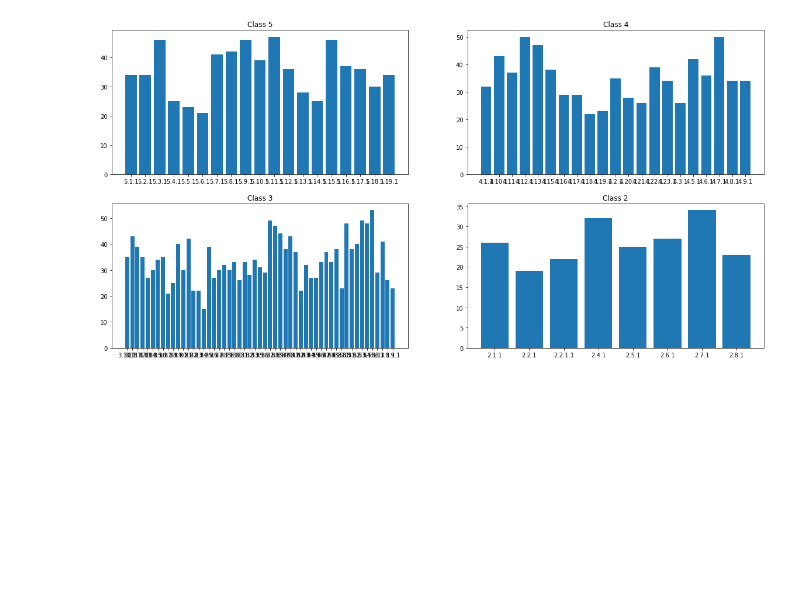
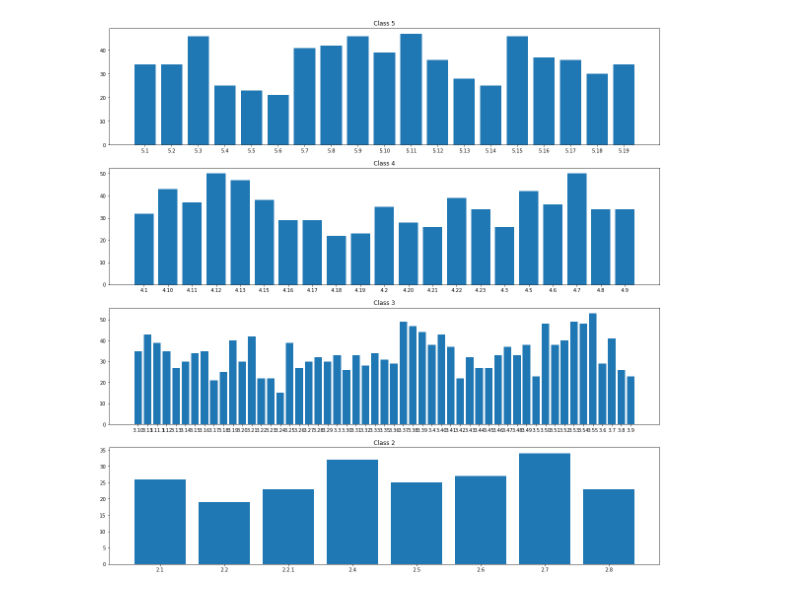
Before and after one commit to ankan17/dyslexia_project, a Jupyter notebook: data_analysis_english.ipynb, the cells around one changed output. Cells and saved outputs as stored; diff of their text form; code cells hidden in the pictures; blank space fills up the shorter version.

```diff
--- a/data_analysis_english.ipynb
+++ b/data_analysis_english.ipynb
@@ -31,18 +39,8 @@ df.head()
 # %%
-def calculate_score_subject(subject):
+def calculate_score(subject):
     pronounced = df[df['Subject'] == subject].values.tolist()[0][1:]
     original = df[df['Subject'] == "original"].values.tolist()[0][1:]
     try:
         return sum([1 if x == y else 0 for x,y in zip(pronounced,original)])
     except:
         print(pronounced)
-# %%
-# Histogram
-scores, subjects = [], []
-for i,row in tqdm(enumerate(df.iterrows())):
-    if i != 0:
-        subjects.append(row[1][0])
-        scores.append(calculate_score_subject(row[1][0]))
-
-plt.hist(scores, bins=10)
-plt.show()
@@ -50,0 +47,5 @@ plt.show()
+# %%
+# Histogram
+scores = [calculate_score(x) for x in subjects]
+plt.hist(scores, bins=10)
+plt.show()
@@ -51,21 +54,21 @@ plt.show()
 # %%
 # Classwise bar plots
-subjects_grade_5 = list(filter(lambda x: re.match(r"^5.\d*", x), subjects))
-subjects_grade_4 = list(filter(lambda x: re.match(r"^4.\d*", x), subjects))
-subjects_grade_3 = list(filter(lambda x: re.match(r"^3.\d*", x), subjects))
-subjects_grade_2 = list(filter(lambda x: re.match(r"^2.\d*", x), subjects))
+grade_5 = list(filter(lambda x: re.match(r"^5.\d*", x), subjects))
+grade_4 = list(filter(lambda x: re.match(r"^4.\d*", x), subjects))
+grade_3 = list(filter(lambda x: re.match(r"^3.\d*", x), subjects))
+grade_2 = list(filter(lambda x: re.match(r"^2.\d*", x), subjects))
 
-fig, (ax1, ax2) = plt.subplots(2, 2, figsize=(20,10))
+fig, (ax1, ax2, ax3, ax4) = plt.subplots(4, figsize=(20,20))
 
-ax1[0].bar(subjects_grade_5, scores[:len(subjects_grade_5)])
-ax1[0].set_title('Class 5')
-ax1[1].bar(subjects_grade_4, scores[len(subjects_grade_5):len(subjects_grade_5)+len(subjects_grade_4)])
-ax1[1].set_title('Class 4')
-ax2[0].bar(subjects_grade_3, scores[len(subjects_grade_5)+len(subjects_grade_4):len(subjects_grade_5)+len(subjects_grade_4)+len(subjects_grade_3)])
-ax2[0].set_title('Class 3')
-ax2[1].bar(subjects_grade_2, scores[len(subjects_grade_5)+len(subjects_grade_4)+len(subjects_grade_3):])
-ax2[1].set_title('Class 2')
+ax1.bar(subjects_grade_5, scores[:len(grade_5)])
+ax1.set_title('Class 5')
+ax2.bar(subjects_grade_4, scores[len(grade_5):len(grade_5)+len(grade_4)])
+ax2.set_title('Class 4')
+ax3.bar(subjects_grade_3, scores[len(grade_5)+len(grade_4):len(grade_5)+len(grade_4)+len(grade_3)])
+ax3.set_title('Class 3')
+ax4.bar(subjects_grade_2, scores[len(grade_5)+len(grade_4)+len(grade_3):])
+ax4.set_title('Class 2')
 
 plt.show()
 # %% [output]
-[figure, old version]
+[figure, new version]
```
Also changed, not shown: parts of 9 cells of this notebook.
